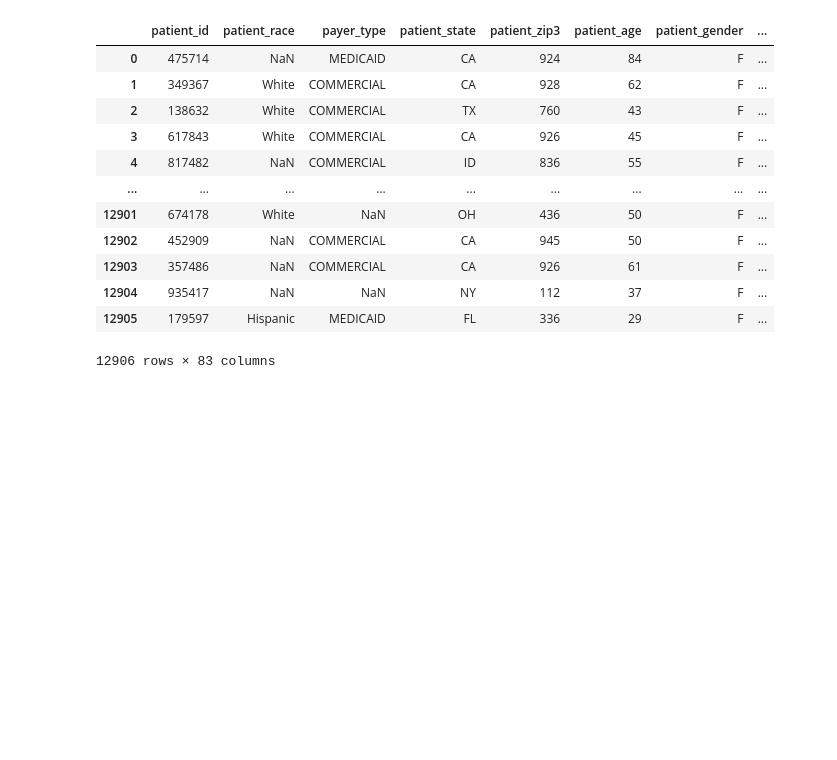
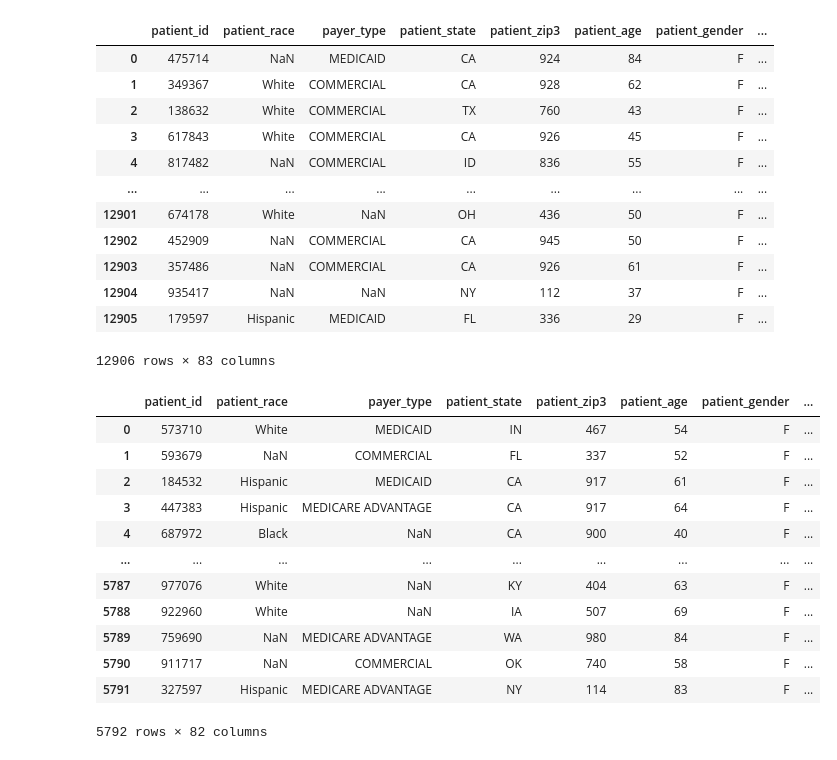
Before and after one commit to 3quetra/portfolio, a Jupyter notebook: wids_datathon_2024/cancer_prediction.ipynb, the cells around one changed output. Drawn from its saved outputs; the diff is of its cells as text; code cells hidden in the pictures; blank space fills up the shorter version.

```diff
--- a/wids_datathon_2024/cancer_prediction.ipynb
+++ b/wids_datathon_2024/cancer_prediction.ipynb
@@ -161,3 +162,20 @@ train
 | 12904 | 935417 | NaN | NaN | NY | 112 | 37 | F | ... |
 | 12905 | 179597 | Hispanic | MEDICAID | FL | 336 | 29 | F | ... |
 12906 rows × 83 columns
+# %%
+test = pd.read_csv('test.csv')
+test
+# %% [output]
+|  | patient_id | patient_race | payer_type | patient_state | patient_zip3 | patient_age | patient_gender | ... |
+| 0 | 573710 | White | MEDICAID | IN | 467 | 54 | F | ... |
+| 1 | 593679 | NaN | COMMERCIAL | FL | 337 | 52 | F | ... |
+| 2 | 184532 | Hispanic | MEDICAID | CA | 917 | 61 | F | ... |
+| 3 | 447383 | Hispanic | MEDICARE ADVANTAGE | CA | 917 | 64 | F | ... |
+| 4 | 687972 | Black | NaN | CA | 900 | 40 | F | ... |
+| ... | ... | ... | ... | ... | ... | ... | ... | ... |
+| 5787 | 977076 | White | NaN | KY | 404 | 63 | F | ... |
+| 5788 | 922960 | White | NaN | IA | 507 | 69 | F | ... |
+| 5789 | 759690 | NaN | MEDICARE ADVANTAGE | WA | 980 | 84 | F | ... |
+| 5790 | 911717 | NaN | COMMERCIAL | OK | 740 | 58 | F | ... |
+| 5791 | 327597 | Hispanic | MEDICARE ADVANTAGE | NY | 114 | 83 | F | ... |
+5792 rows × 82 columns
```
Also changed, not shown: parts of 7 cells of this notebook, 1 other file.
